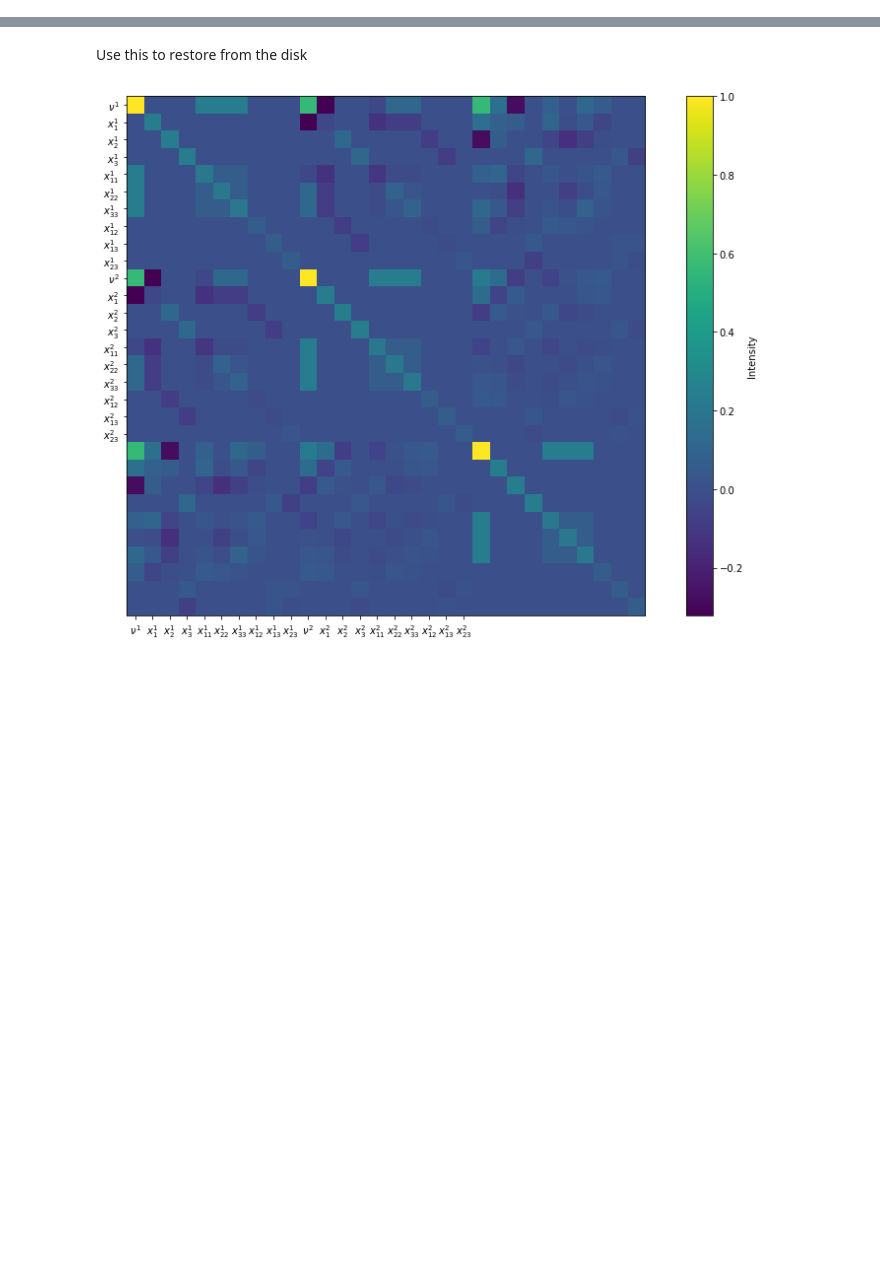
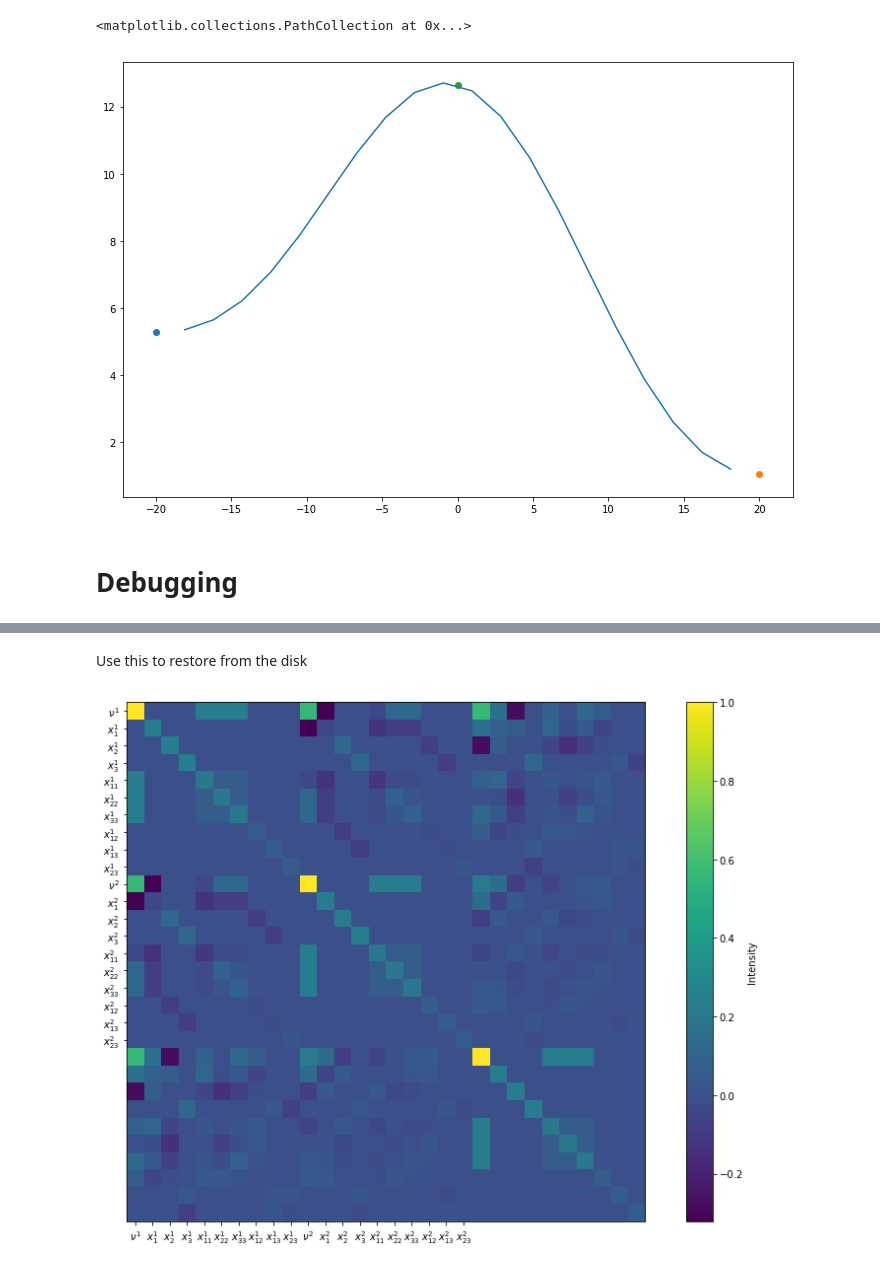
Before and after one commit to cphyc/project_filament_torque, a Jupyter notebook: Non-zero correlation.ipynb, the cells around one changed output, grey strips where cells are left out. Saved outputs shown, nothing was run; the diff lists cells and outputs as text; code cells hidden in the pictures; blank space fills up the shorter version.

```diff
--- a/Non-zero correlation.ipynb
+++ b/Non-zero correlation.ipynb
@@ -127,0 +367,10 @@ np.savez('covariance.npz', cov=cov, D=D, R=R, Rpts=Rpts, Npts=Npts)
+# %%
+plt.plot(pos, C.mean_c[-Npt:])
+plt.scatter(-D, nu1)
+plt.scatter(D, nu2)
+plt.scatter(0, nuf)
+# %% [output]
+<matplotlib.collections.PathCollection at 0x...>
+[figure, added]
+# %% [markdown]
+# Debugging
```
Also changed, not shown: parts of 94 cells of this notebook, 1 other file.
